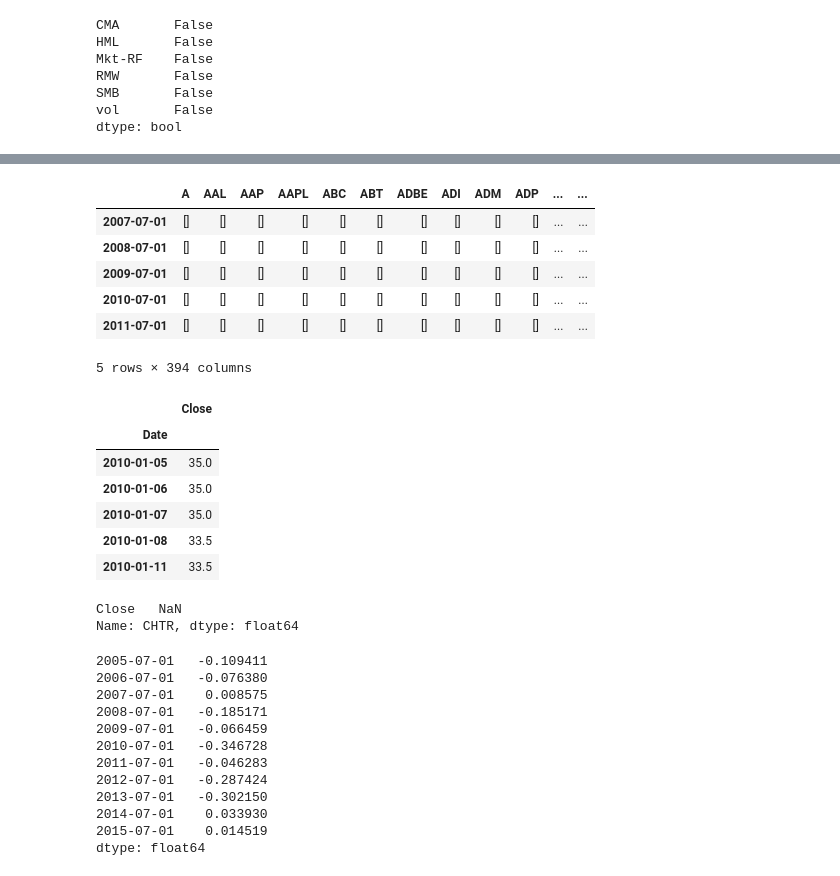
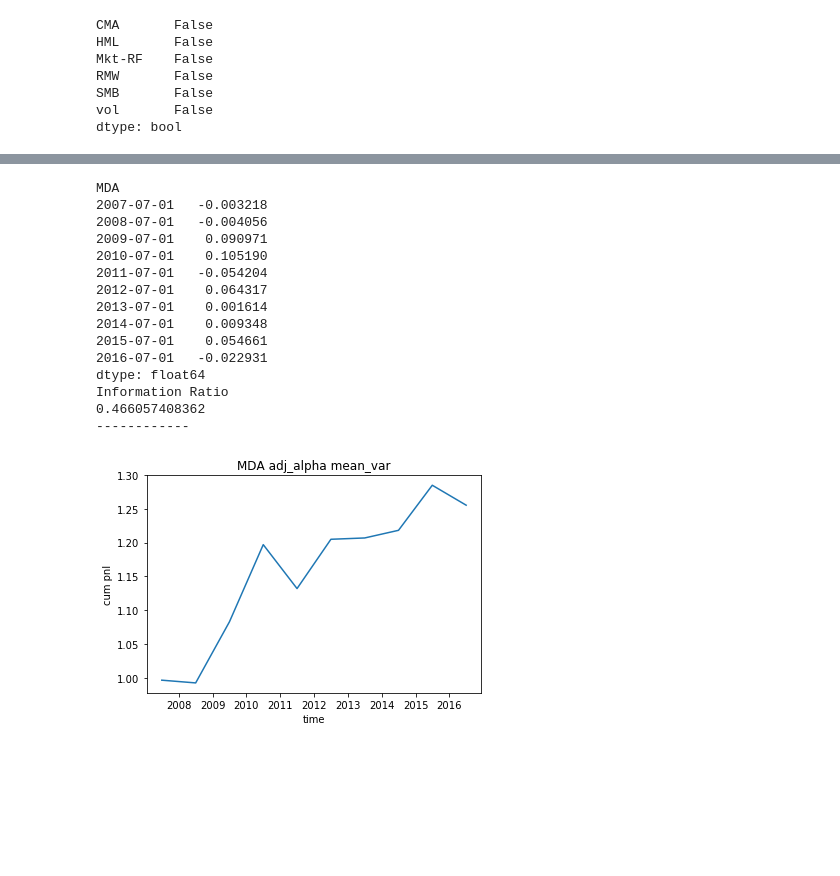
Before and after one commit to Raghuramkowdeed/nlp_trading, a Jupyter notebook: optimization example.ipynb, the cells around one changed output, grey strips where cells are left out. Cells and saved outputs as stored; diff of their text form; code cells hidden in the pictures; blank space fills up the shorter version.

```diff
--- a/optimization example.ipynb
+++ b/optimization example.ipynb
@@ -155,26 +249,0 @@ TypeError: ufunc 'isnan' not supported for the input types, and the inputs could
-# %%
-signal_df_sentiment.head()
-# %% [output]
-|  | A | AAL | AAP | AAPL | ABC | ABT | ADBE | ADI | ADM | ADP | ... | ... |
-| 2007-07-01 | [] | [] | [] | [] | [] | [] | [] | [] | [] | [] | ... | ... |
-| 2008-07-01 | [] | [] | [] | [] | [] | [] | [] | [] | [] | [] | ... | ... |
-| 2009-07-01 | [] | [] | [] | [] | [] | [] | [] | [] | [] | [] | ... | ... |
-| 2010-07-01 | [] | [] | [] | [] | [] | [] | [] | [] | [] | [] | ... | ... |
-| 2011-07-01 | [] | [] | [] | [] | [] | [] | [] | [] | [] | [] | ... | ... |
-5 rows × 394 columns
-# %%
-p = pd.read_pickle('../data/PRICES/CHTR.pkl')
-p.head()
-# %% [output]
-|  | Close |
-| Date |  |
-| 2010-01-05 | 35.0 |
-| 2010-01-06 | 35.0 |
-| 2010-01-07 | 35.0 |
-| 2010-01-08 | 33.5 |
-| 2010-01-11 | 33.5 |
-# %%
-op_wiz.stock_pnl_book[opt_dates[0]].iloc[73]
-# %% [output]
-Close   NaN
-Name: CHTR, dtype: float64
@@ -187,15 +250,19 @@ signal_df_mda.to_pickle('../data/signals/vw_mda.pkl')
-# %%
-abs(zero_beta_weights).sum(axis=1)
-# %% [output]
-2005-07-01   -0.109411
-2006-07-01   -0.076380
-2007-07-01    0.008575
-2008-07-01   -0.185171
-2009-07-01   -0.066459
-2010-07-01   -0.346728
-2011-07-01   -0.046283
-2012-07-01   -0.287424
-2013-07-01   -0.302150
-2014-07-01    0.033930
-2015-07-01    0.014519
-dtype: float64
+# %%
+get_stats(signal_df=signal_df_text, sec='MDA', opt_type='mean_var', adj_alpha=True)
+# %% [output]
+MDA
+2007-07-01   -0.003218
+2008-07-01   -0.004056
+2009-07-01    0.090971
+2010-07-01    0.105190
+2011-07-01   -0.054204
+2012-07-01    0.064317
+2013-07-01    0.001614
+2014-07-01    0.009348
+2015-07-01    0.054661
+2016-07-01   -0.022931
+dtype: float64
+Information Ratio
+0.466057408362
+------------
+[figure, added]
```
Also changed, not shown: parts of 26 cells of this notebook, 5 other files.
